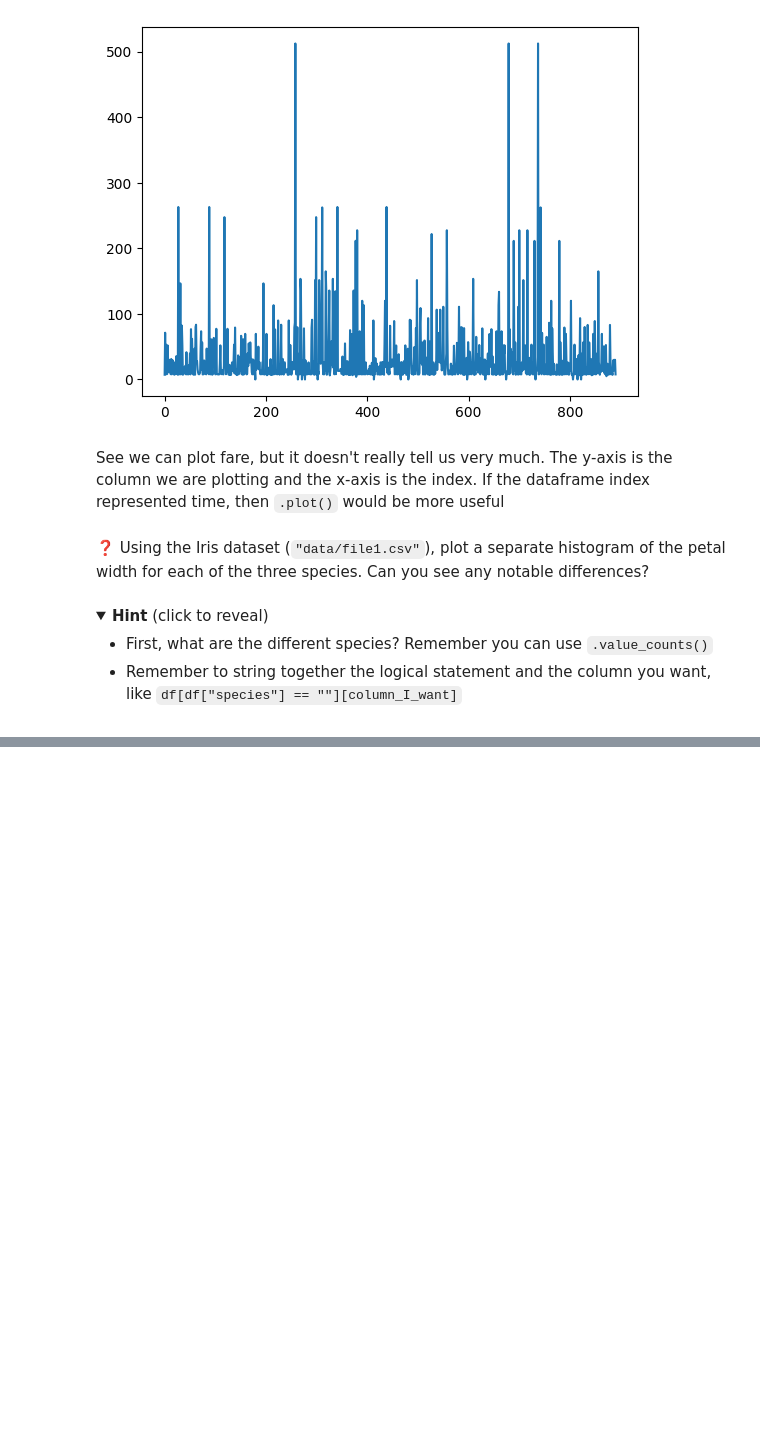
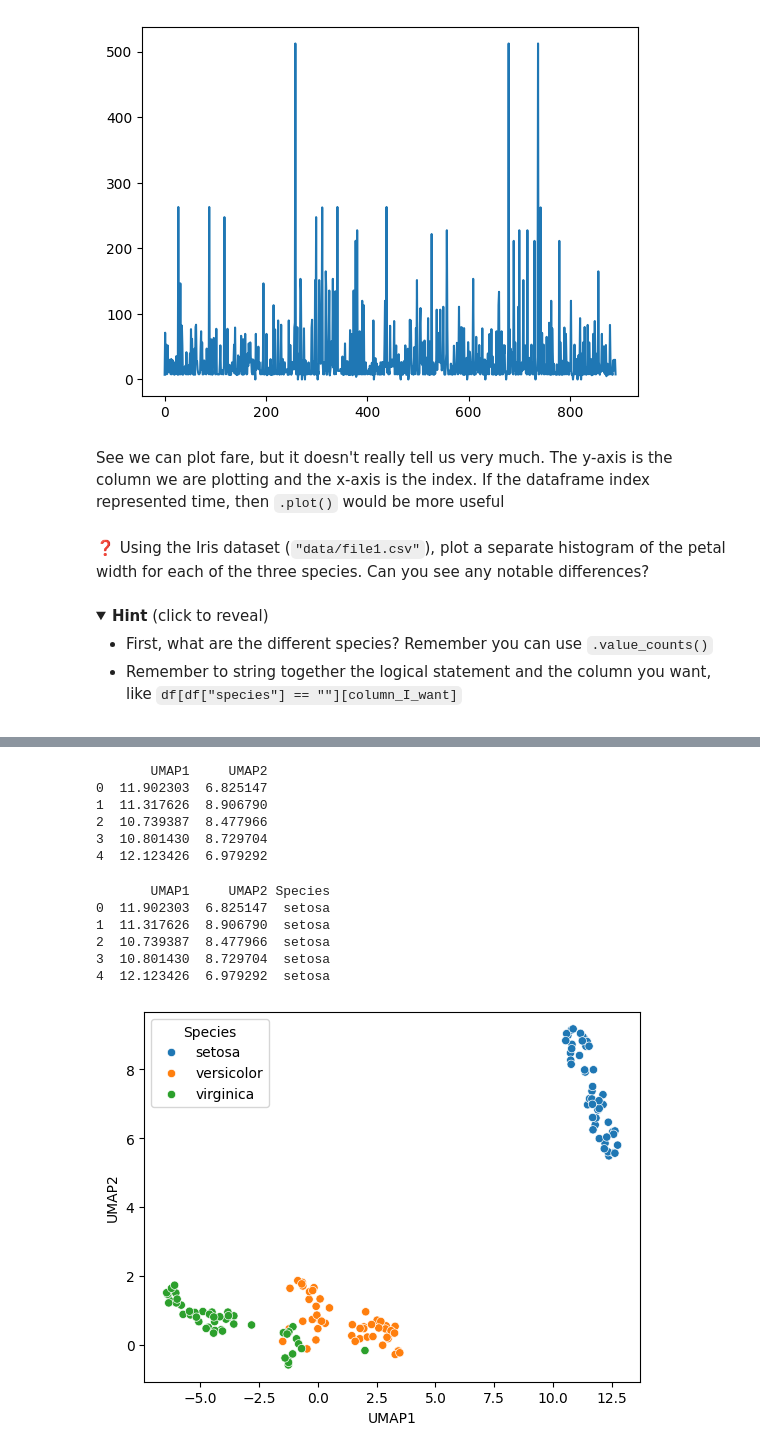
Before and after one commit to griffinfarrow/ML_for_Biomarker_Discovery, a Jupyter notebook: practical_exercises.ipynb, the cells around one changed output, grey strips where cells are left out. Drawn from its saved outputs; the diff is of its cells as text; code cells hidden in the pictures; folded sections open; blank space fills up the shorter version.

```diff
--- a/practical_exercises.ipynb
+++ b/practical_exercises.ipynb
@@ -511,0 +638,31 @@ df = pd.read_csv("data/file1.csv", sep=",")
+# %%
+embeddings_df = pd.DataFrame(embeddings, index=iris.index, columns=["UMAP1", "UMAP2"])
+print(embeddings_df.head())
+
+# you can see it only has two columns
+# %% [output]
+       UMAP1     UMAP2
+0  11.902303  6.825147
+1  11.317626  8.906790
+2  10.739387  8.477966
+3  10.801430  8.729704
+4  12.123426  6.979292
+# %%
+embeddings_df["Species"] = df["species"]
+
+print(embeddings_df.head())
+
+# now it has three columns including the species
+# %% [output]
+       UMAP1     UMAP2 Species
+0  11.902303  6.825147  setosa
+1  11.317626  8.906790  setosa
+2  10.739387  8.477966  setosa
+3  10.801430  8.729704  setosa
+4  12.123426  6.979292  setosa
+# %%
+fig, ax = plt.subplots()
+sns.scatterplot(embeddings_df, x="UMAP1", y="UMAP2", hue="Species")
+plt.show()
+# %% [output]
+[figure, added]
```
Also changed, not shown: parts of 29 cells of this notebook.
